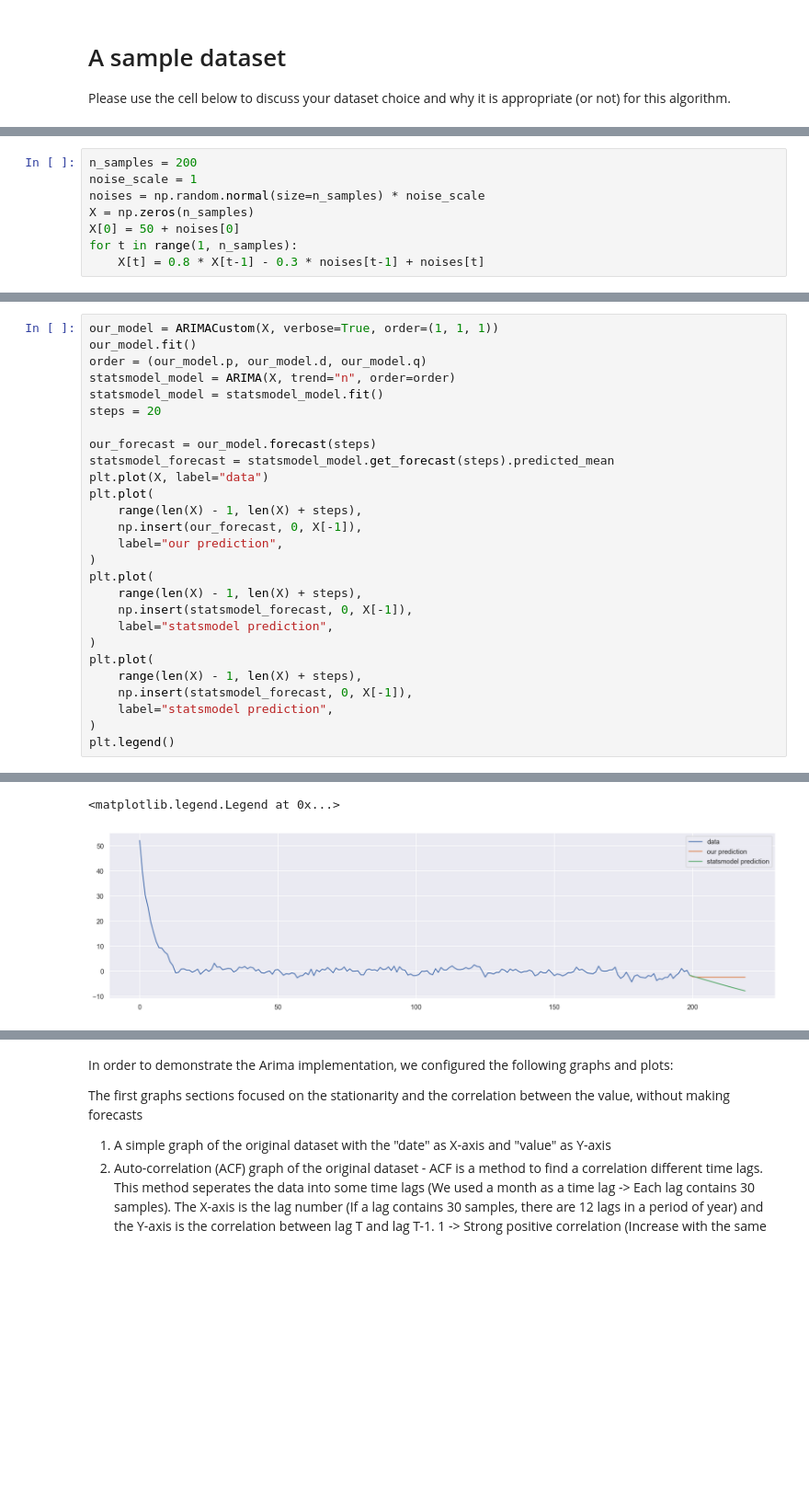
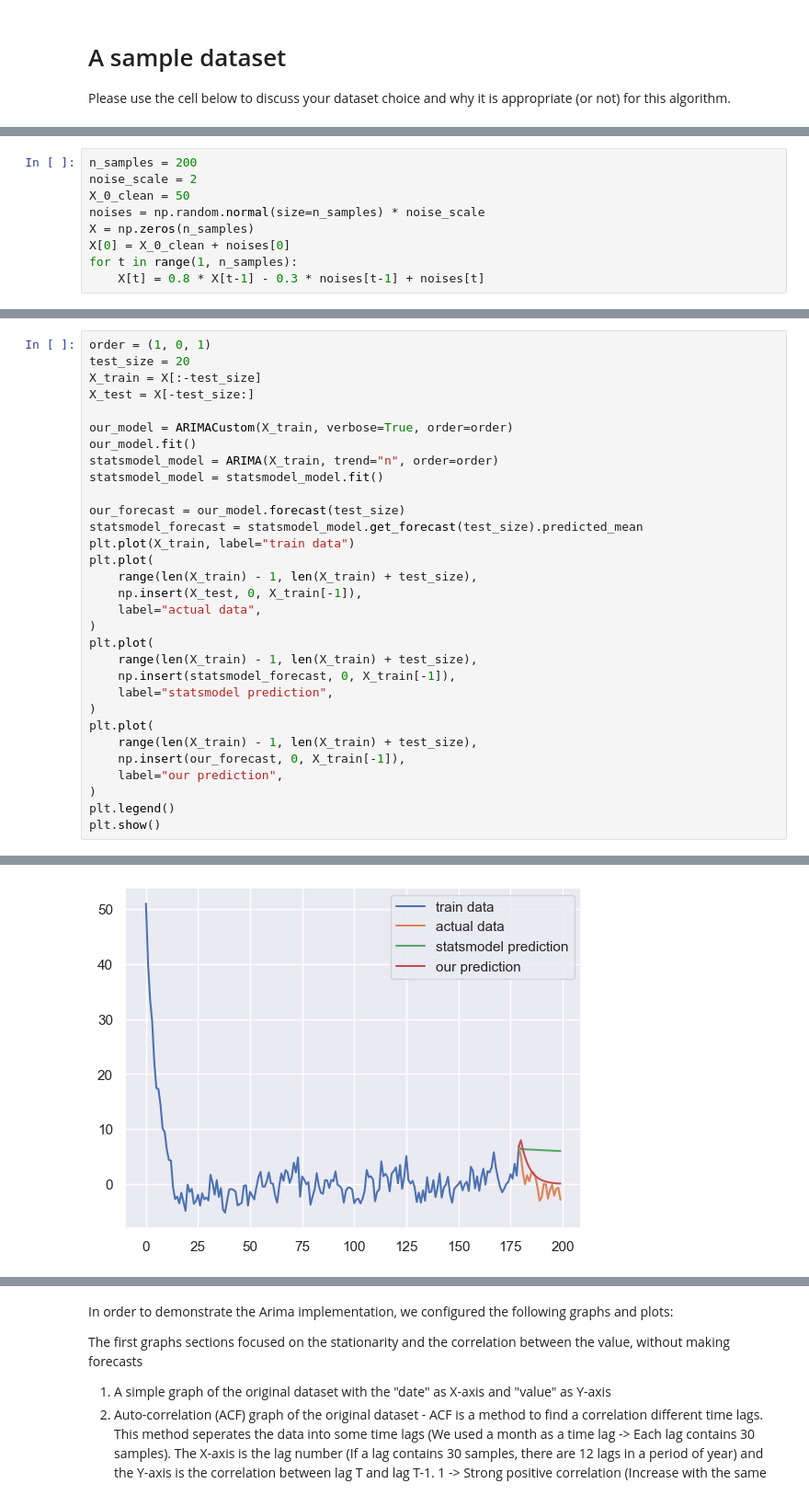
Before and after one commit to stavco9/advancedml-exc3, a Jupyter notebook: 3945_2025A_HW3_Boosting.ipynb, the cells around one changed output, grey strips where cells are left out. Shown at 92% size. Cells and saved outputs as stored; diff of their text form; blank space fills up the shorter version.

```diff
--- a/3945_2025A_HW3_Boosting.ipynb
+++ b/3945_2025A_HW3_Boosting.ipynb
@@ -257,9 +252,10 @@ $x_t = 0.8 x_{t-1} - 0.3 w_{t-1} + w_{t}$ and $x_1 = 50 + w_1$
 We will try then to fit the data with ARIMA(1,0,1)
 # %%
 n_samples = 200
-noise_scale = 1
+noise_scale = 2
+X_0_clean = 50
 noises = np.random.normal(size=n_samples) * noise_scale
 X = np.zeros(n_samples)
-X[0] = 50 + noises[0]
+X[0] = X_0_clean + noises[0]
 for t in range(1, n_samples):
     X[t] = 0.8 * X[t-1] - 0.3 * noises[t-1] + noises[t]
@@ -307,28 +268,32 @@ plot_acf(pd.DataFrame(X), title="a", samples_per_lag=30)
 # %%
-our_model = ARIMACustom(X, verbose=True, order=(1, 1, 1))
+order = (1, 0, 1)
+test_size = 20
+X_train = X[:-test_size]
+X_test = X[-test_size:]
+
+our_model = ARIMACustom(X_train, verbose=True, order=order)
 our_model.fit()
-order = (our_model.p, our_model.d, our_model.q)
-statsmodel_model = ARIMA(X, trend="n", order=order)
+statsmodel_model = ARIMA(X_train, trend="n", order=order)
 statsmodel_model = statsmodel_model.fit()
-steps = 20
 
-our_forecast = our_model.forecast(steps)
-statsmodel_forecast = statsmodel_model.get_forecast(steps).predicted_mean
-plt.plot(X, label="data")
+our_forecast = our_model.forecast(test_size)
+statsmodel_forecast = statsmodel_model.get_forecast(test_size).predicted_mean
+plt.plot(X_train, label="train data")
 plt.plot(
-    range(len(X) - 1, len(X) + steps),
-    np.insert(our_forecast, 0, X[-1]),
-    label="our prediction",
+    range(len(X_train) - 1, len(X_train) + test_size),
+    np.insert(X_test, 0, X_train[-1]),
+    label="actual data",
 )
 plt.plot(
-    range(len(X) - 1, len(X) + steps),
-    np.insert(statsmodel_forecast, 0, X[-1]),
+    range(len(X_train) - 1, len(X_train) + test_size),
+    np.insert(statsmodel_forecast, 0, X_train[-1]),
     label="statsmodel prediction",
 )
 plt.plot(
-    range(len(X) - 1, len(X) + steps),
-    np.insert(statsmodel_forecast, 0, X[-1]),
-    label="statsmodel prediction",
+    range(len(X_train) - 1, len(X_train) + test_size),
+    np.insert(our_forecast, 0, X_train[-1]),
+    label="our prediction",
 )
 plt.legend()
+plt.show()
 # %% [output]
@@ -339,5 +304,4 @@ MA R2=-0.015
-<matplotlib.legend.Legend at 0x...>
-[figure, old version]
+[figure, new version]
 # %%
 statsmodel_model.summary()
 # %% [output]
```
Also changed, not shown: parts of 23 cells of this notebook.
